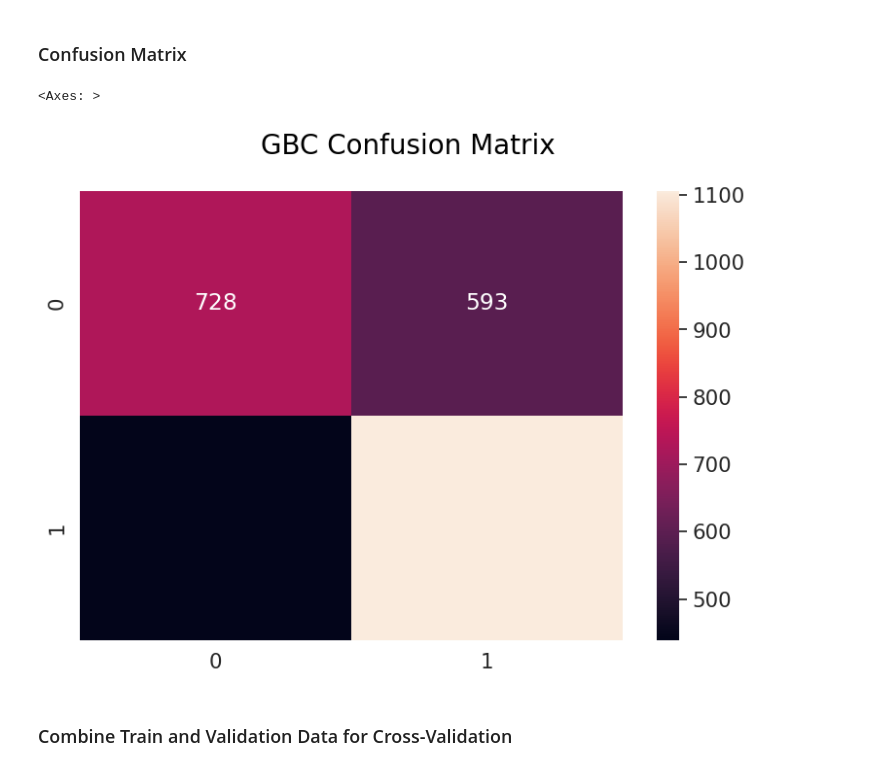
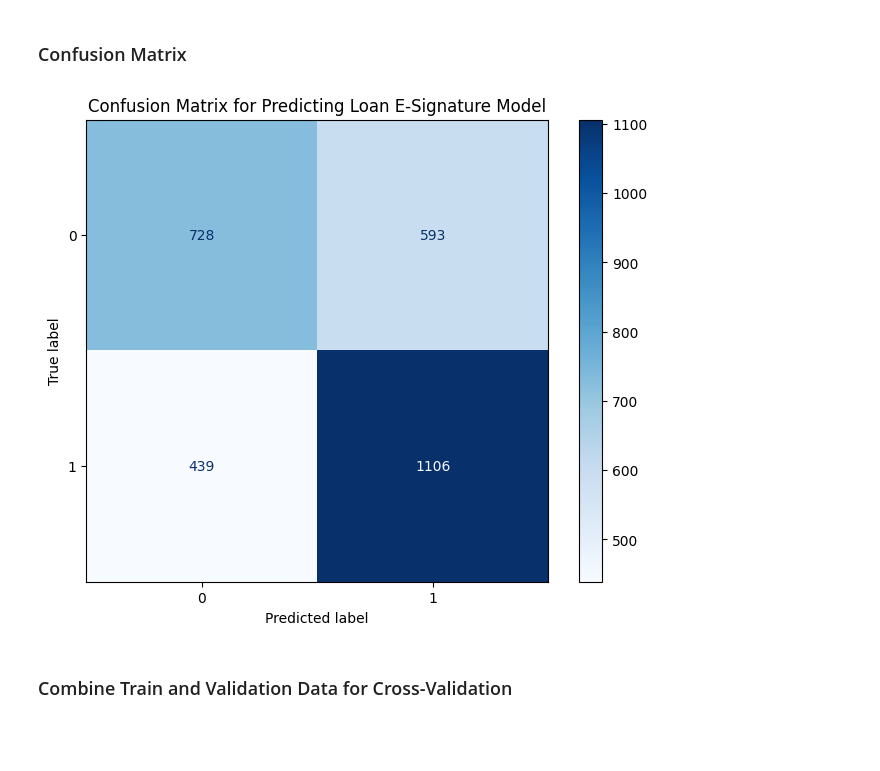
Before and after one commit to c-grigsby/ml-fintech-case-studies, a Jupyter notebook: predicting-loan-signatures/notebooks/predicting-loan-signatures_model.ipynb, the cells around one changed output. Saved outputs shown, nothing was run; the diff lists cells and outputs as text; code cells hidden in the pictures; blank space fills up the shorter version.

Commit message:
case(loanSignatures): update experiment docs

```diff
--- a/predicting-loan-signatures/notebooks/predicting-loan-signatures_model.ipynb
+++ b/predicting-loan-signatures/notebooks/predicting-loan-signatures_model.ipynb
@@ -364,21 +363,19 @@ Above we discover that the Gradient Boosting Classifier (GBC) has provided some
 # %% [markdown]
 ### Confusion Matrix
 # %%
-from sklearn.metrics import confusion_matrix
-import seaborn as sn
+from sklearn.metrics import confusion_matrix, ConfusionMatrixDisplay
 
 # Create a confusion matrix with the validation labels and our model's predictions
 conf_matrix = confusion_matrix(y_validation, y_predict)
 
-# Plot confusion matrix
-df_conf_matrix = pd.DataFrame(conf_matrix, index = (0, 1), columns = (0, 1))
-plt.figure(figsize = (9,6))
-plt.suptitle("GBC Confusion Matrix", fontsize=20)
-sn.set(font_scale=1.4)
-sn.heatmap(df_conf_matrix, annot=True, fmt='g')
+# Create the plot
+fig, ax = plt.subplots(figsize=(8,6), dpi=100)
+display = ConfusionMatrixDisplay(conf_matrix, display_labels=model.classes_)
+ax.set(title='Confusion Matrix for Predicting Loan E-Signature Model')
+display.plot(ax=ax, cmap='Blues', values_format='d')
+plt.show()
 # %% [output]
-<Axes: >
-[figure, old version]
+[figure, new version]
 # %% [markdown]
 ### Combine Train and Validation Data for Cross-Validation
 # %%
```
Also changed, not shown: parts of 4 cells of this notebook, 3 other files.
